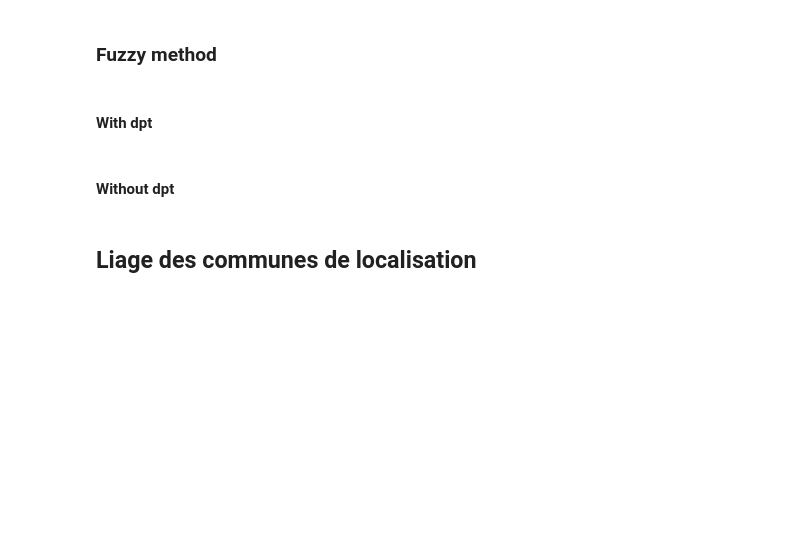
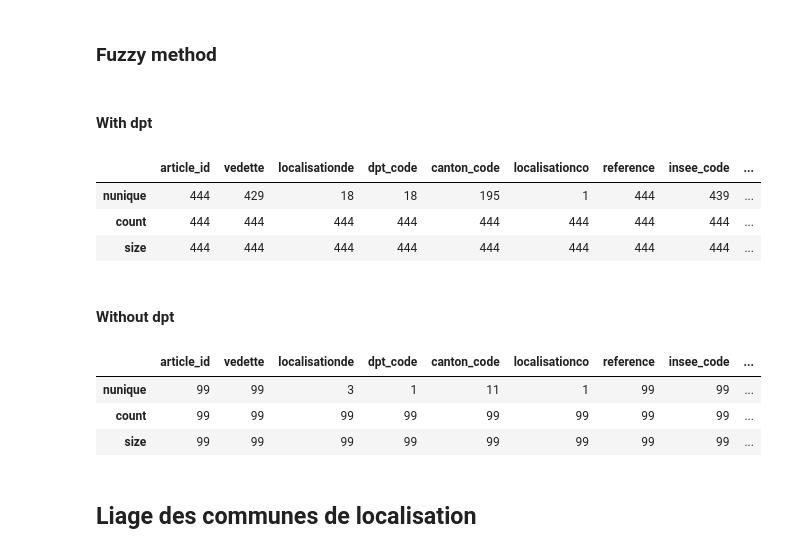
Before and after one commit to chartes/dico-topo, a Jupyter notebook: utils/pouille_linking/PO_linking.ipynb, the cells around one changed output. Cells and saved outputs as stored; diff of their text form; code cells hidden in the pictures; blank space fills up the shorter version.

```diff
--- a/utils/pouille_linking/PO_linking.ipynb
+++ b/utils/pouille_linking/PO_linking.ipynb
@@ -148,0 +179,3 @@ communes_df.iloc[1500:1510, :]
+# %%
+# dataframe à charger
+linked_places_df = pd.DataFrame()
@@ -162,7 +213,7 @@ communes_exact_dpt_df = communes_exact_dpt_df.drop(columns=['DEP_id', 'NCCENR'],
 communes_exact_dpt_df['method'] = 'dpt_exact'
 
 # actualiser le df des liages réalisés
-linked_communes_df = pd.concat([linked_communes_df, communes_exact_dpt_df]).drop_duplicates()
+linked_places_df = pd.concat([linked_places_df, communes_exact_dpt_df]).drop_duplicates()
 # %%
 # Tests
 #communes_exact_dpt_df.head(5)
@@ -185,7 +242,7 @@ communes_exact_nodpt_df = communes_exact_nodpt_df.drop(columns=['DEP_id', 'NCCEN
 communes_exact_nodpt_df['method'] = 'nodpt_exact'
 
 # actualiser le df des liages réalisés
-linked_communes_df = pd.concat([linked_communes_df, communes_exact_nodpt_df]).drop_duplicates()
+linked_places_df = pd.concat([linked_places_df, communes_exact_nodpt_df]).drop_duplicates()
 # %%
 # Test
 communes_exact_nodpt_df
@@ -230,3 +278,38 @@ communes_fuzzy_dpt_df.head(20)
+# %%
+import difflib
+
+# Créer un dictionnaire de correspondance entre les NCCENR et les codes INSEE
+nccenr_to_insee = main_insee_commune.set_index('NCCENR')['insee_code'].to_dict()
+
+# Lier les communes avec dpt de localisation (dpt/fuzzy match)
+communes_fuzzy_dpt_df = communes_df[~communes_df.article_id.isin(linked_places_df['article_id'])][communes_df.dpt_code != 'none']
+communes_fuzzy_dpt_df['insee_code'] = communes_fuzzy_dpt_df['vedette']
+communes_fuzzy_dpt_df['insee_code'] = communes_fuzzy_dpt_df.apply(
+    lambda x: [f"{nccenr} ({nccenr_to_insee.get(nccenr, '')})" for nccenr in difflib.get_close_matches(x['vedette'], main_insee_commune[main_insee_commune['DEP_id'] == x['dpt_code']]['NCCENR'], n=3)],
+    axis=1
+)
+
+# Sortir les communes non liées
+communes_fuzzy_dpt_df = communes_fuzzy_dpt_df[communes_fuzzy_dpt_df['insee_code'].map(lambda x: len(x)) > 0]
+
+# Concaténer les codes INSEE avec les NCCENR dans la même cellule
+communes_fuzzy_dpt_df['insee_code'] = communes_fuzzy_dpt_df['insee_code'].apply(lambda x: ', '.join(x))
+
+communes_fuzzy_dpt_df['method'] = 'dpt_fuzzy'
+
+# Actualiser le df des liages réalisés
+linked_places_df = pd.concat([linked_places_df, communes_fuzzy_dpt_df]).drop_duplicates()
+# %%
+# Tests
+communes_fuzzy_dpt_df.head(20)
+#linked_places_df.shape
+#linked_places_df
+communes_fuzzy_dpt_df.agg(['nunique', 'count', 'size'])
+# %% [output]
+|  | article_id | vedette | localisationde | dpt_code | canton_code | localisationco | reference | insee_code | ... |
+| nunique | 444 | 429 | 18 | 18 | 195 | 1 | 444 | 439 | ... |
+| count | 444 | 444 | 444 | 444 | 444 | 444 | 444 | 444 | ... |
+| size | 444 | 444 | 444 | 444 | 444 | 444 | 444 | 444 | ... |
 # %% [markdown]
 #### Without dpt
 # %%
@@ -257,4 +340,10 @@ linked_communes_df = pd.concat([linked_communes_df, communes_fuzzy_nodpt_df]).dr
 # Tests
 communes_fuzzy_nodpt_df
 #communes_fuzzy_nodpt_df.shape
-#linked_communes_df.shape
+#linked_places_df.shape
+communes_fuzzy_nodpt_df.agg(['nunique', 'count', 'size'])
+# %% [output]
+|  | article_id | vedette | localisationde | dpt_code | canton_code | localisationco | reference | insee_code | ... |
+| nunique | 99 | 99 | 3 | 1 | 11 | 1 | 99 | 99 | ... |
+| count | 99 | 99 | 99 | 99 | 99 | 99 | 99 | 99 | ... |
+| size | 99 | 99 | 99 | 99 | 99 | 99 | 99 | 99 | ... |
```
Also changed, not shown: parts of 53 cells of this notebook.
